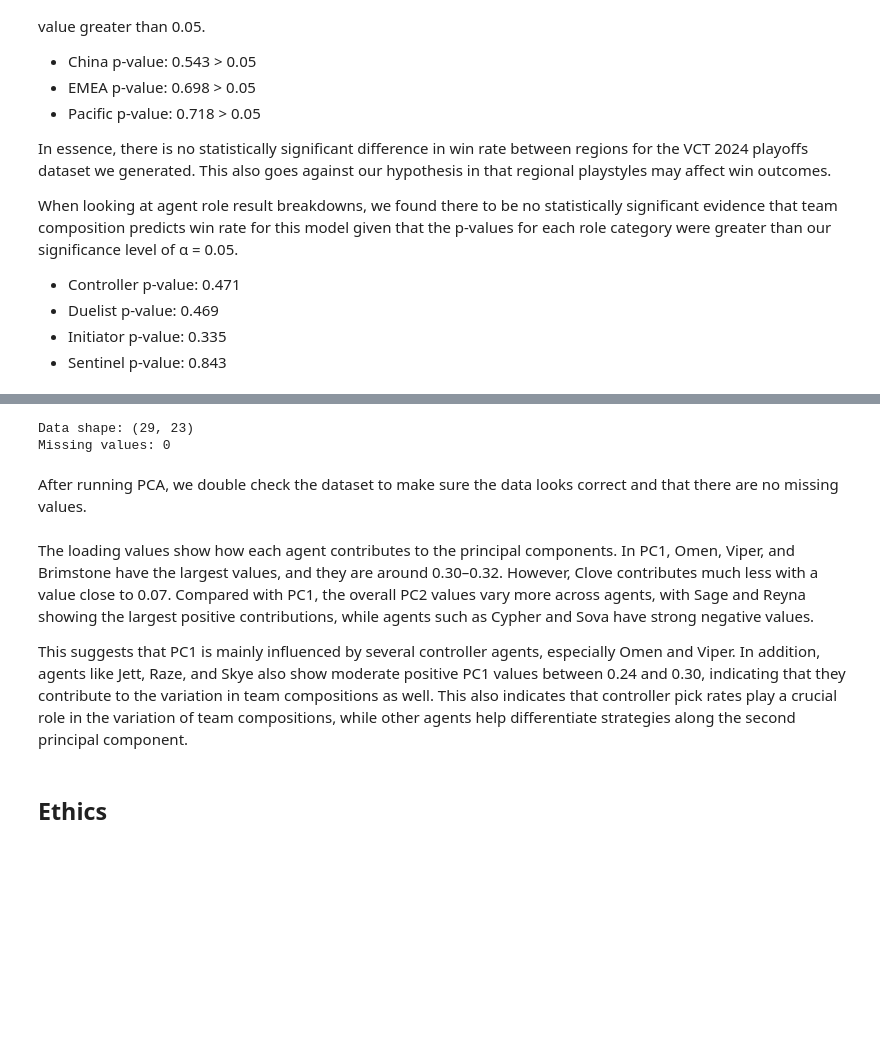
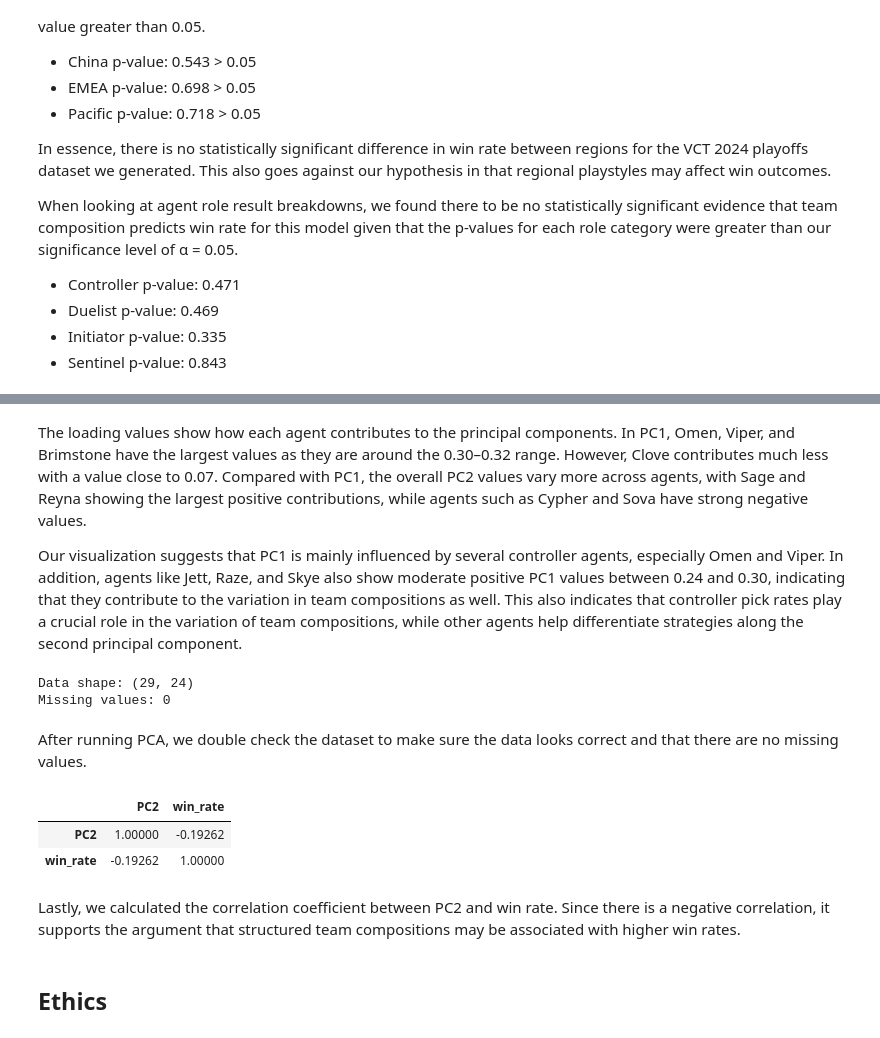
Before and after one commit to keil4ni/vct-2024-analysis, a Jupyter notebook: 03-FinalProject.ipynb, the cells around one changed output, grey strips where cells are left out. Cells and saved outputs as stored; diff of their text form; code cells hidden in the pictures; blank space fills up the shorter version.

```diff
--- a/03-FinalProject.ipynb
+++ b/03-FinalProject.ipynb
@@ -992,16 +1017,24 @@ plt.show()
+# %% [markdown]
+The loading values show how each agent contributes to the principal components. In PC1, Omen, Viper, and Brimstone have the largest values as they are around the 0.30–0.32 range. However, Clove contributes much less with a value close to 0.07. Compared with PC1, the overall PC2 values vary more across agents, with Sage and Reyna showing the largest positive contributions, while agents such as Cypher and Sova have strong negative values.
+
+Our visualization suggests that PC1 is mainly influenced by several controller agents, especially Omen and Viper. In addition, agents like Jett, Raze, and Skye also show moderate positive PC1 values between 0.24 and 0.30, indicating that they contribute to the variation in team compositions as well. This also indicates that controller pick rates play a crucial role in the variation of team compositions, while other agents help differentiate strategies along the second principal component.
 # %%
 # check of the dataset after PCA
-print("Data shape:", picks.shape)
-print("Missing values:", picks.isnull().sum().sum())
+print("Data shape:", cols.shape)
+print("Missing values:", cols.isnull().sum().sum())
 # %% [output]
-Data shape: (29, 23)
+Data shape: (29, 24)
 Missing values: 0
 # %% [markdown]
 After running PCA, we double check the dataset to make sure the data looks correct and that there are no missing values.
-# %% [markdown]
-The loading values show how each agent contributes to the principal components. In PC1, Omen, Viper, and Brimstone have the largest values, and they are around 0.30–0.32. However, Clove contributes much less with a value close to 0.07. Compared with PC1, the overall PC2 values vary more across agents, with Sage and Reyna showing the largest positive contributions, while agents such as Cypher and Sova have strong negative values.
-
-This suggests that PC1 is mainly influenced by several controller agents, especially Omen and Viper. In addition, agents like Jett, Raze, and Skye also show moderate positive PC1 values between 0.24 and 0.30, indicating that they contribute to the variation in team compositions as well. This also indicates that controller pick rates play a crucial role in the variation of team compositions, while other agents help differentiate strategies along the second principal component.
+# %%
+pca_df[['PC2', 'win_rate']].corr()
+# %% [output]
+|  | PC2 | win_rate |
+| PC2 | 1.00000 | -0.19262 |
+| win_rate | -0.19262 | 1.00000 |
+# %% [markdown]
+Lastly, we calculated the correlation coefficient between PC2 and win rate. Since there is a negative correlation, it supports the argument that structured team compositions may be associated with higher win rates.
 # %% [markdown]
 ## Ethics
 # %% [markdown]
```
Also changed, not shown: parts of 29 cells of this notebook.
